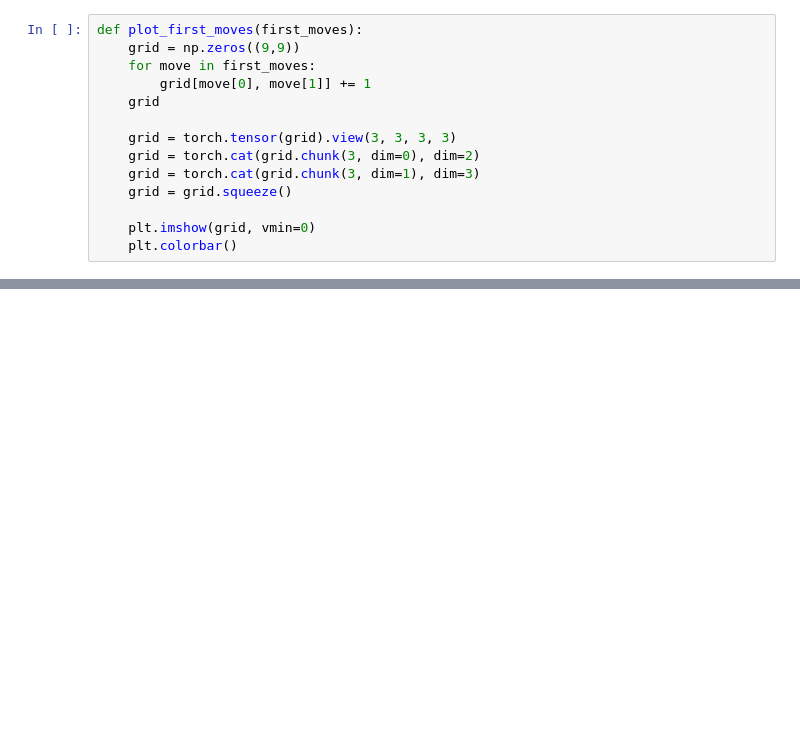
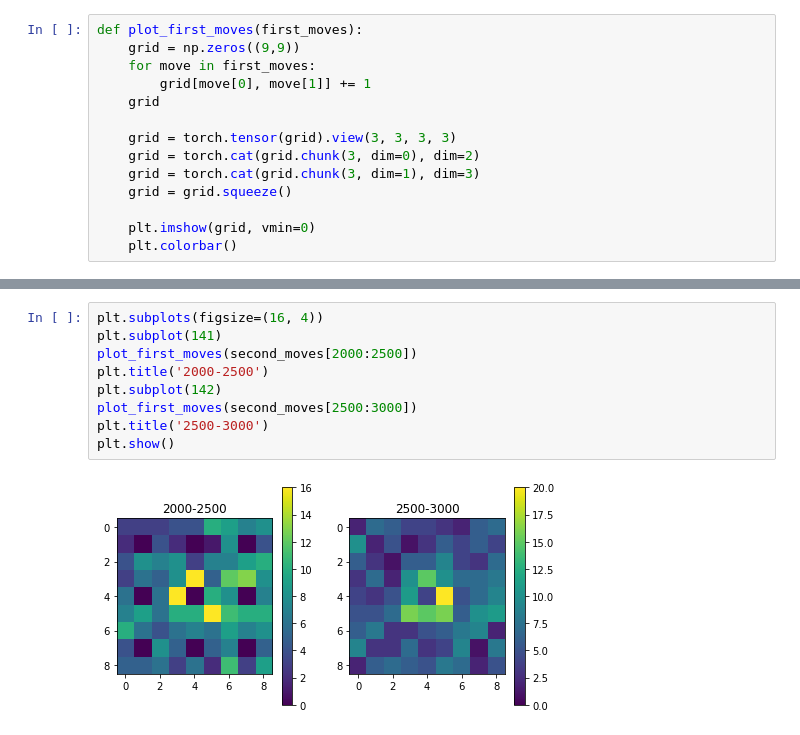
Before and after one commit to fqjin/ultimate-tictactoe, a Jupyter notebook: notebooks/Selfplay.ipynb, the cells around one changed output, grey strips where cells are left out. Drawn from its saved outputs; the diff is of its cells as text; blank space fills up the shorter version.

```diff
--- a/notebooks/Selfplay.ipynb
+++ b/notebooks/Selfplay.ipynb
@@ -96,3 +99,14 @@ plt.show()
+# %%
+plt.subplots(figsize=(16, 4))
+plt.subplot(141)
+plot_first_moves(second_moves[2000:2500])
+plt.title('2000-2500')
+plt.subplot(142)
+plot_first_moves(second_moves[2500:3000])
+plt.title('2500-3000')
+plt.show()
+# %% [output]
+[figure, added]
 # %%
 grid = np.zeros((9,9))
 gridX = np.zeros((9,9))
```
Also changed, not shown: parts of 14 cells of this notebook, 6 other files.
